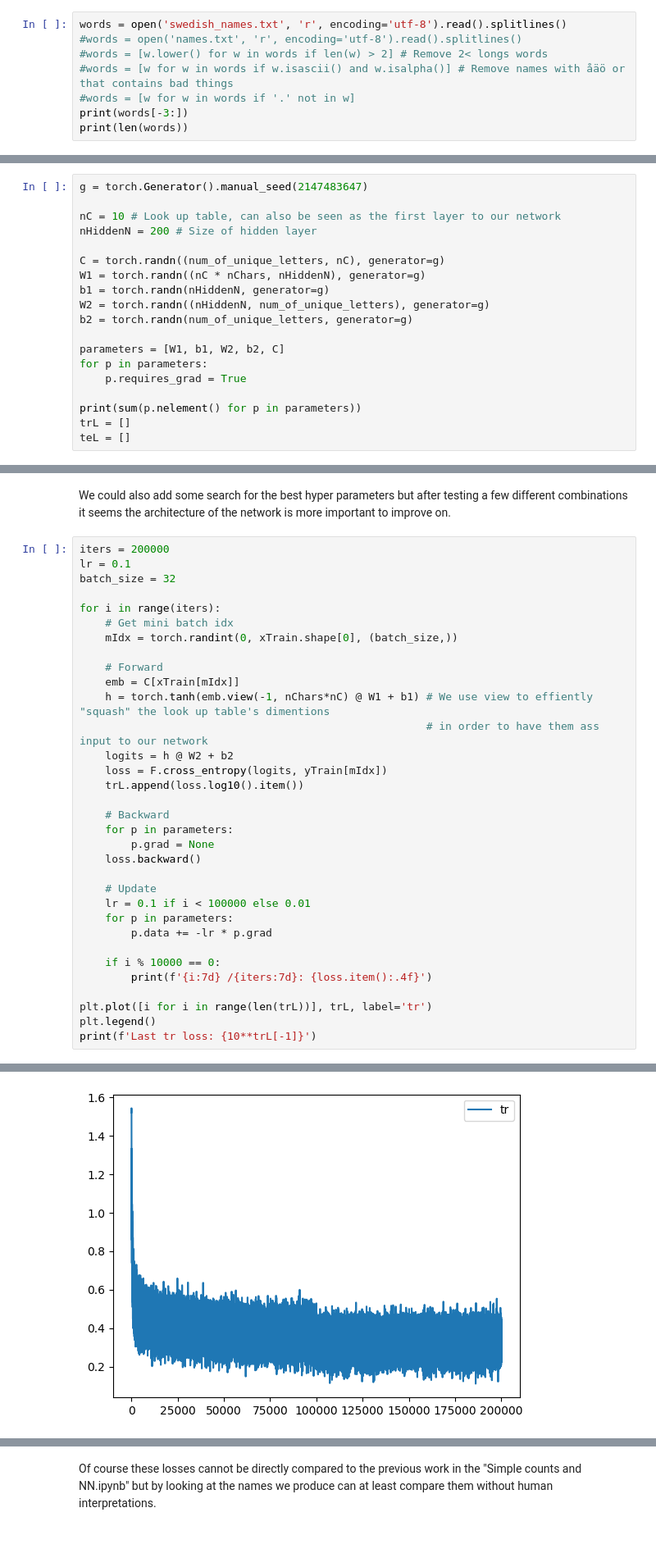
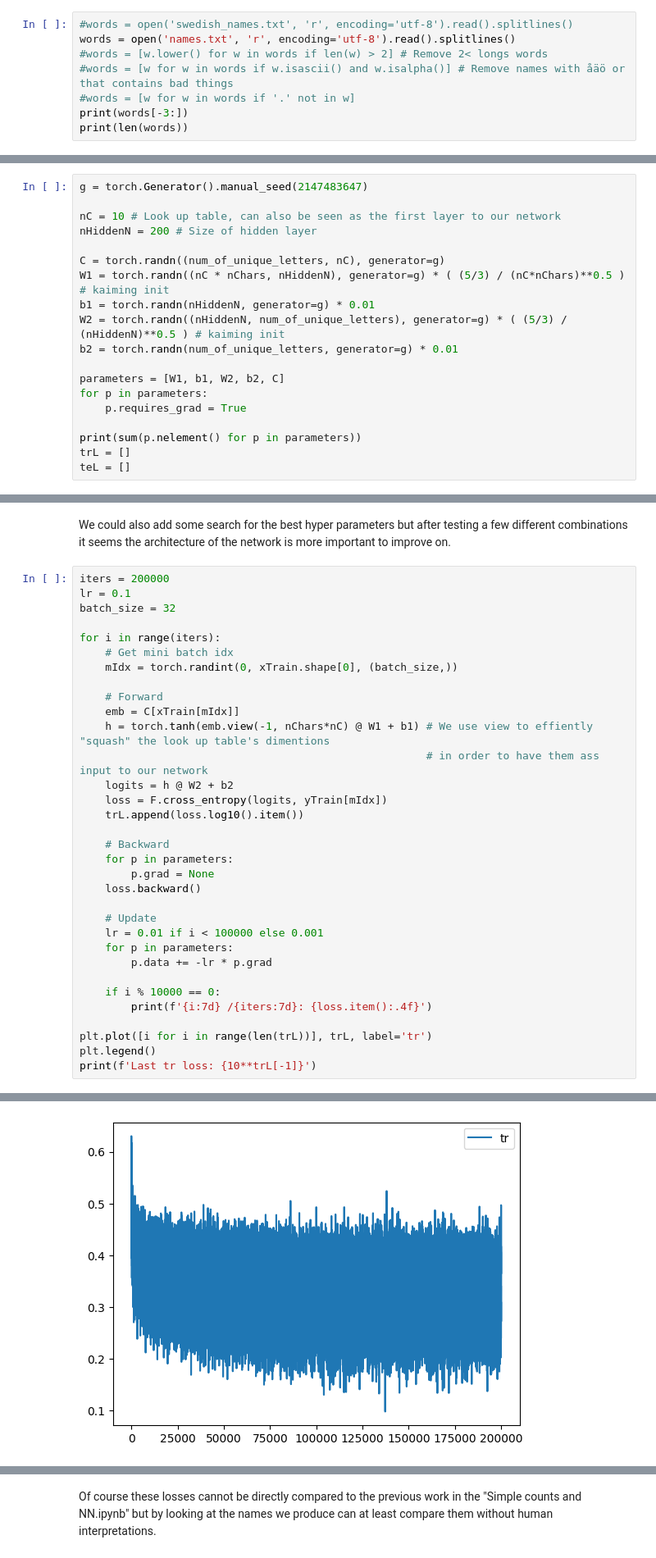
Before and after one commit to RasmusRynell/PyTourch-demo, a Jupyter notebook: Copy of makemore/MLP (adaptation from 2003 paper).ipynb, the cells around one changed output, grey strips where cells are left out. Shown at 82% size. Drawn from its saved outputs; the diff is of its cells as text.

Commit message:
Started looking into Kaiming init

```diff
--- a/Copy of makemore/MLP (adaptation from 2003 paper).ipynb
+++ b/Copy of makemore/MLP (adaptation from 2003 paper).ipynb
@@ -1,6 +1,6 @@
 # %%
-words = open('swedish_names.txt', 'r', encoding='utf-8').read().splitlines()
-#words = open('names.txt', 'r', encoding='utf-8').read().splitlines()
+#words = open('swedish_names.txt', 'r', encoding='utf-8').read().splitlines()
+words = open('names.txt', 'r', encoding='utf-8').read().splitlines()
 #words = [w.lower() for w in words if len(w) > 2] # Remove 2< longs words
 #words = [w for w in words if w.isascii() and w.isalpha()] # Remove names with åäö or that contains bad things
 #words = [w for w in words if '.' not in w]
@@ -94,10 +94,10 @@ nC = 10 # Look up table, can also be seen as the first layer to our network
 nHiddenN = 200 # Size of hidden layer
 
 C = torch.randn((num_of_unique_letters, nC), generator=g)
-W1 = torch.randn((nC * nChars, nHiddenN), generator=g)
-b1 = torch.randn(nHiddenN, generator=g)
-W2 = torch.randn((nHiddenN, num_of_unique_letters), generator=g)
-b2 = torch.randn(num_of_unique_letters, generator=g)
+W1 = torch.randn((nC * nChars, nHiddenN), generator=g) * ( (5/3) / (nC*nChars)**0.5 ) # kaiming init
+b1 = torch.randn(nHiddenN, generator=g) * 0.01
+W2 = torch.randn((nHiddenN, num_of_unique_letters), generator=g) * ( (5/3) / (nHiddenN)**0.5 ) # kaiming init
+b2 = torch.randn(num_of_unique_letters, generator=g) * 0.01
 
 parameters = [W1, b1, W2, b2, C]
 for p in parameters:
@@ -133,7 +133,7 @@ for i in range(iters):
     loss.backward()
 
     # Update
-    lr = 0.1 if i < 100000 else 0.01
+    lr = 0.01 if i < 100000 else 0.001
     for p in parameters:
         p.data += -lr * p.grad
 
@@ -168,4 +164,4 @@ IndexError: list index out of range
-[figure, old version]
+[figure, new version]
 # %%
 # Calulate test loss
 emb = C[xTest]
```
Also changed, not shown: parts of 7 cells of this notebook.
